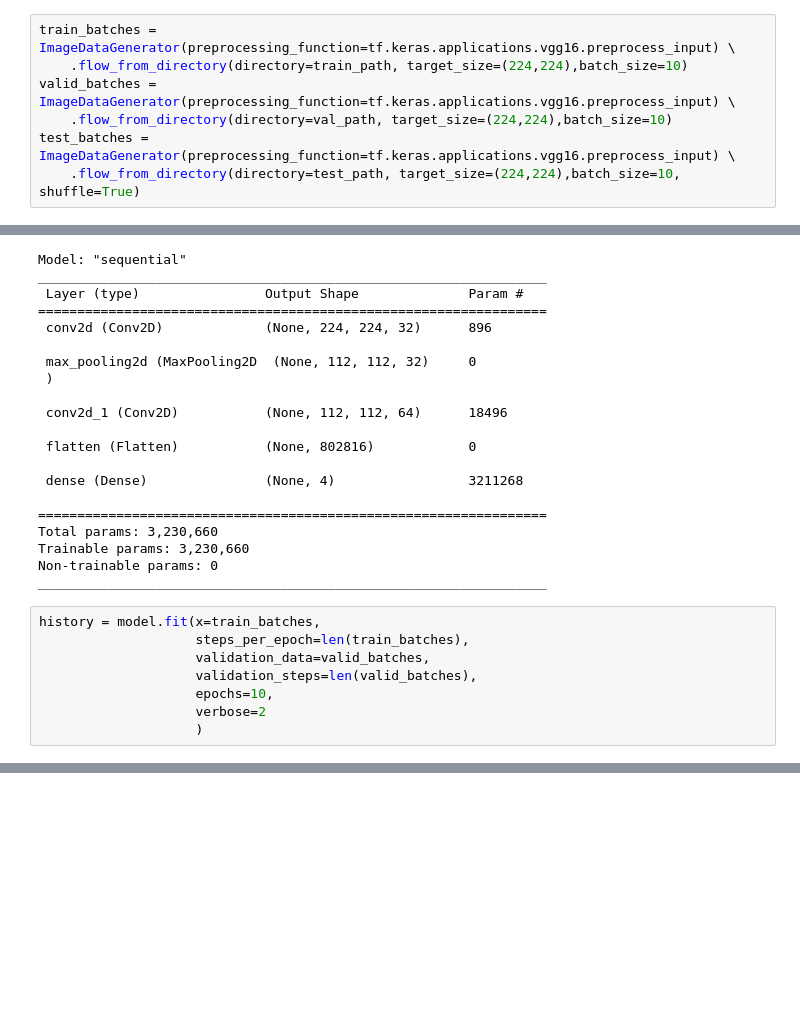
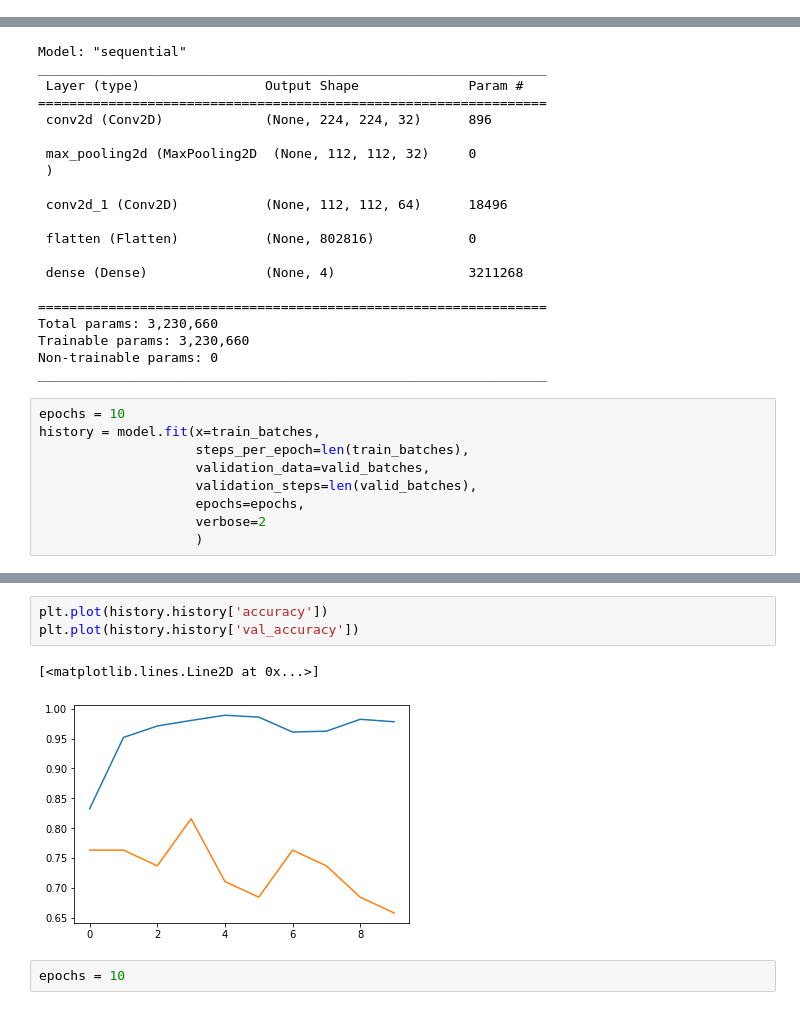
Before and after one commit to alexmacharia/deep_learning_projects, a Jupyter notebook: Medical_Images_Classifier.ipynb, the cells around one changed output, grey strips where cells are left out. Saved outputs shown, nothing was run; the diff lists cells and outputs as text; blank space fills up the shorter version.

```diff
--- a/Medical_Images_Classifier.ipynb
+++ b/Medical_Images_Classifier.ipynb
@@ -16,10 +25,3 @@ from keras.optimizers import Adam
 train_path = "/content/gdrive/MyDrive/omdena_project/medical_images/train"
 test_path = "/content/gdrive/MyDrive/omdena_project/medical_images/test"
 val_path = "/content/gdrive/MyDrive/omdena_project/medical_images/val"
-# %%
-train_batches = ImageDataGenerator(preprocessing_function=tf.keras.applications.vgg16.preprocess_input) \
-    .flow_from_directory(directory=train_path, target_size=(224,224),batch_size=10)
-valid_batches = ImageDataGenerator(preprocessing_function=tf.keras.applications.vgg16.preprocess_input) \
-    .flow_from_directory(directory=val_path, target_size=(224,224),batch_size=10)
-test_batches = ImageDataGenerator(preprocessing_function=tf.keras.applications.vgg16.preprocess_input) \
-    .flow_from_directory(directory=test_path, target_size=(224,224),batch_size=10, shuffle=True)
@@ -65,11 +107,12 @@ Trainable params: 3,230,660
 Non-trainable params: 0
 _________________________________________________________________
 # %%
+epochs = 10
 history = model.fit(x=train_batches,
                     steps_per_epoch=len(train_batches),
                     validation_data=valid_batches,
                     validation_steps=len(valid_batches),
-                    epochs=10,
+                    epochs=epochs,
                     verbose=2
                     )
 # %% [output]
@@ -95,0 +139,8 @@ Epoch 10/10
+# %%
+plt.plot(history.history['accuracy'])
+plt.plot(history.history['val_accuracy'])
+# %% [output]
+[<matplotlib.lines.Line2D at 0x...>]
+[figure, added]
+# %%
+epochs = 10
```
Also changed, not shown: parts of 13 cells of this notebook.
